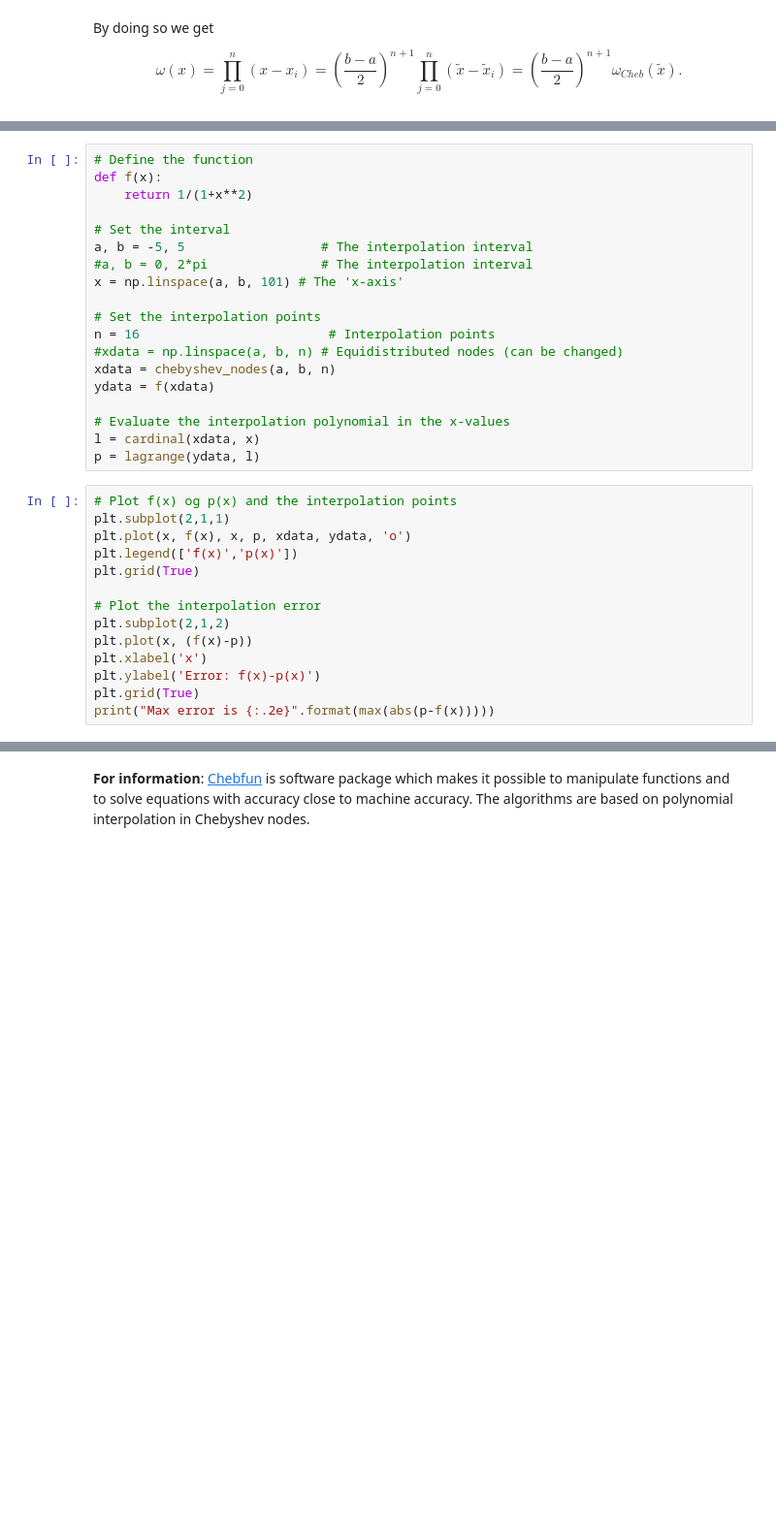
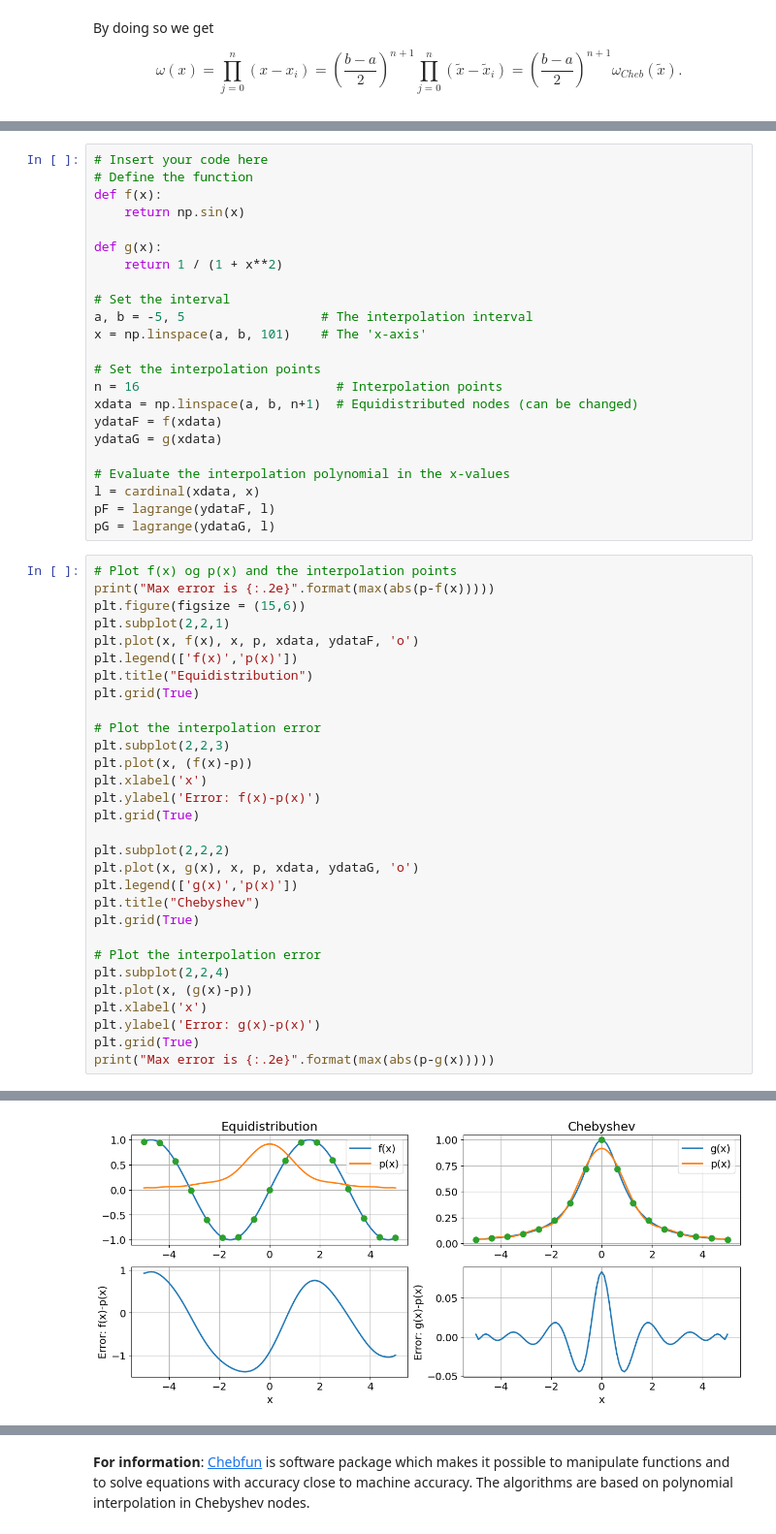
Before and after one commit to solniva/TMA4320_ScientificComputationNotes, a Jupyter notebook: chapter_interpolation/ErrorTheoryInterpolation.ipynb, the cells around one changed output, grey strips where cells are left out. Shown: that part at 97% size. Cells and saved outputs as stored; diff of their text form; blank space fills up the shorter version.

```diff
--- a/chapter_interpolation/ErrorTheoryInterpolation.ipynb
+++ b/chapter_interpolation/ErrorTheoryInterpolation.ipynb
@@ -475,33 +501,54 @@ using Chebyshev interpolation nodes.
 # %%
+# Insert your code here
 # Define the function
 def f(x):
-    return 1/(1+x**2)
+    return np.sin(x)
+
+def g(x):
+    return 1 / (1 + x**2)
 
 # Set the interval
 a, b = -5, 5                  # The interpolation interval
-#a, b = 0, 2*pi               # The interpolation interval
-x = np.linspace(a, b, 101) # The 'x-axis'
+x = np.linspace(a, b, 101)    # The 'x-axis'
 
 # Set the interpolation points
-n = 16                         # Interpolation points
-#xdata = np.linspace(a, b, n) # Equidistributed nodes (can be changed)
-xdata = chebyshev_nodes(a, b, n)
-ydata = f(xdata)
+n = 16                          # Interpolation points
+xdata = np.linspace(a, b, n+1)  # Equidistributed nodes (can be changed)
+ydataF = f(xdata)
+ydataG = g(xdata)
 
 # Evaluate the interpolation polynomial in the x-values
 l = cardinal(xdata, x)
-p = lagrange(ydata, l)
+pF = lagrange(ydataF, l)
+pG = lagrange(ydataG, l)
 # %%
 # Plot f(x) og p(x) and the interpolation points
-plt.subplot(2,1,1)
-plt.plot(x, f(x), x, p, xdata, ydata, 'o')
+print("Max error is {:.2e}".format(max(abs(p-f(x)))))
+plt.figure(figsize = (15,6))
+plt.subplot(2,2,1)
+plt.plot(x, f(x), x, p, xdata, ydataF, 'o')
 plt.legend(['f(x)','p(x)'])
+plt.title("Equidistribution")
 plt.grid(True)
 
 # Plot the interpolation error
-plt.subplot(2,1,2)
+plt.subplot(2,2,3)
 plt.plot(x, (f(x)-p))
 plt.xlabel('x')
 plt.ylabel('Error: f(x)-p(x)')
 plt.grid(True)
-print("Max error is {:.2e}".format(max(abs(p-f(x)))))
+
+plt.subplot(2,2,2)
+plt.plot(x, g(x), x, p, xdata, ydataG, 'o')
+plt.legend(['g(x)','p(x)'])
+plt.title("Chebyshev")
+plt.grid(True)
+
+# Plot the interpolation error
+plt.subplot(2,2,4)
+plt.plot(x, (g(x)-p))
+plt.xlabel('x')
+plt.ylabel('Error: g(x)-p(x)')
+plt.grid(True)
+print("Max error is {:.2e}".format(max(abs(p-g(x)))))
+# %% [output]
@@ -507,0 +557 @@ print("Max error is {:.2e}".format(max(abs(p-f(x)))))
+[figure, added]
```
Also changed, not shown: parts of 32 cells of this notebook.
